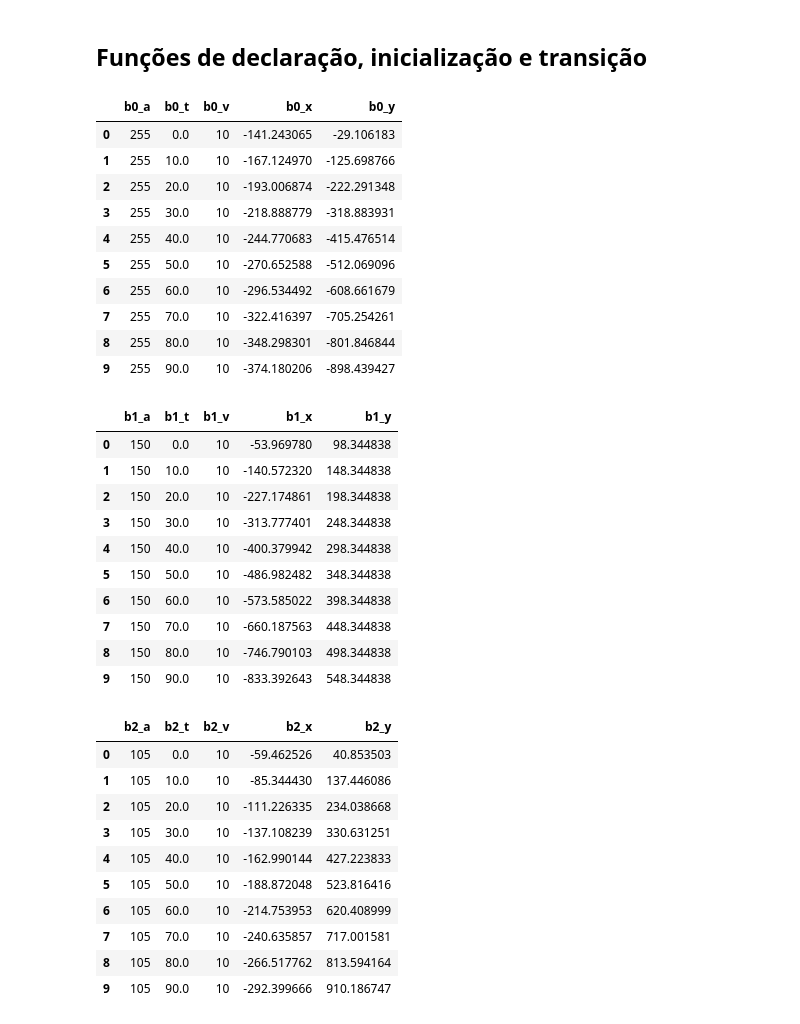
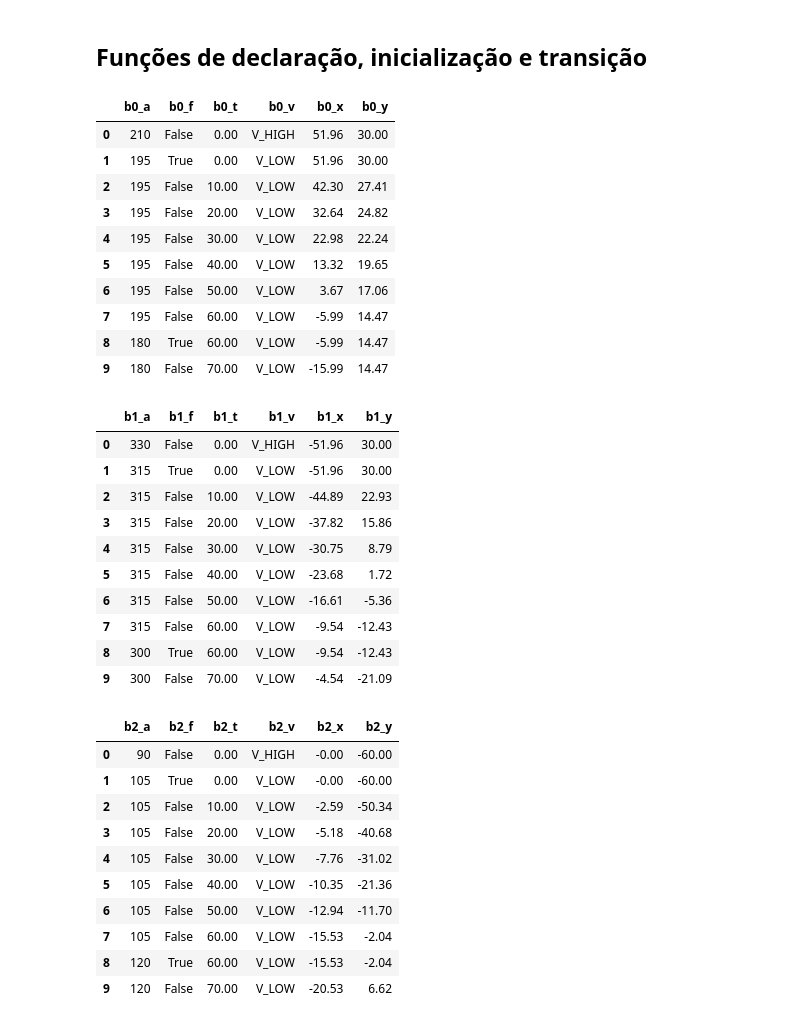
Before and after one commit to GilbertoCunha/Computational-Logic, a Jupyter notebook: Trabalho3/Boats.ipynb, the cells around one changed output. Cells and saved outputs as stored; diff of their text form; code cells hidden in the pictures.

```diff
--- a/Trabalho3/Boats.ipynb
+++ b/Trabalho3/Boats.ipynb
@@ -9,6 +9,7 @@ import pandas as pd
 import numpy as np
 from z3 import *
 
+pd.options.display.float_format = '{:,.2f}'.format
 %config InlineBackend.figure_format = "svg"
 %matplotlib notebook
 # %% [markdown]
@@ -21,7 +22,7 @@ ALL_ROUTES = [i*THETA for i in range(int(360/THETA))] # todos os ângulos possí
 ALL_VELS = [V_LOW, V_HIGH] # todas as velocidades possiveis
 
 GAUSS_DP = 80 # desvio padrão da gaussiana de inicialização das posições em m
-# SAFE_DIST = 50 # distância de segurança entre barcos em m
+SAFE_DIST = 100 # distância de segurança entre barcos em m
 
 Mode, (M_LOW, M_HIGH) = EnumSort("Mode", ("V_LOW", "V_HIGH"))
 # %% [markdown]
@@ -47,8 +48,6 @@ def model_to_dfs(m):
             if col in elem:
                 if m_[elem].sort() == RealSort():
                     value = z3tofloat(m_[elem])
-                elif m_[elem].sort() != IntSort():
-                    value = mode_to_vel(m_[elem])
                 else:
                     value = m_[elem]
                 df_dict[col].append(value)
@@ -262,55 +286,55 @@ def trans(prev, curr, fixed_step=False):
 
     return r
 # %%
-def gen_trace(declare, init, trans, k, fixed_step=False):
+def gen_trace(declare, init, trans, k, fixed_step=False, fixed_dist=None):
     solver = Solver()
-    trace = {i: declare(i) for i in range(k)}
+    trace = {i: declare(i, fixed_dist) for i in range(k)}
     solver.add(init(trace[0]))
 
     for i in range(k-1):
         solver.add(trans(trace[i], trace[i+1], fixed_step))
 
     if solver.check() == sat:
         m = solver.model()
         r = model_to_dfs(m)
         display_side_by_side(*r)
     else:
         r = None
 
     return r
 
-m = gen_trace(declare, init, trans, 10, True)
+m = gen_trace(declare, init, trans, 10, True, SAFE_DIST)
 # %% [output]
-|  | b0_a | b0_t | b0_v | b0_x | b0_y |
-| 0 | 255 | 0.0 | 10 | -141.243065 | -29.106183 |
-| 1 | 255 | 10.0 | 10 | -167.124970 | -125.698766 |
-| 2 | 255 | 20.0 | 10 | -193.006874 | -222.291348 |
-| 3 | 255 | 30.0 | 10 | -218.888779 | -318.883931 |
-| 4 | 255 | 40.0 | 10 | -244.770683 | -415.476514 |
-| 5 | 255 | 50.0 | 10 | -270.652588 | -512.069096 |
-| 6 | 255 | 60.0 | 10 | -296.534492 | -608.661679 |
-| 7 | 255 | 70.0 | 10 | -322.416397 | -705.254261 |
-| 8 | 255 | 80.0 | 10 | -348.298301 | -801.846844 |
-| 9 | 255 | 90.0 | 10 | -374.180206 | -898.439427 |
+|  | b0_a | b0_f | b0_t | b0_v | b0_x | b0_y |
+| 0 | 210 | False | 0.00 | V_HIGH | 51.96 | 30.00 |
+| 1 | 195 | True | 0.00 | V_LOW | 51.96 | 30.00 |
+| 2 | 195 | False | 10.00 | V_LOW | 42.30 | 27.41 |
+| 3 | 195 | False | 20.00 | V_LOW | 32.64 | 24.82 |
+| 4 | 195 | False | 30.00 | V_LOW | 22.98 | 22.24 |
+| 5 | 195 | False | 40.00 | V_LOW | 13.32 | 19.65 |
+| 6 | 195 | False | 50.00 | V_LOW | 3.67 | 17.06 |
+| 7 | 195 | False | 60.00 | V_LOW | -5.99 | 14.47 |
+| 8 | 180 | True | 60.00 | V_LOW | -5.99 | 14.47 |
+| 9 | 180 | False | 70.00 | V_LOW | -15.99 | 14.47 |
-|  | b1_a | b1_t | b1_v | b1_x | b1_y |
-| 0 | 150 | 0.0 | 10 | -53.969780 | 98.344838 |
-| 1 | 150 | 10.0 | 10 | -140.572320 | 148.344838 |
-| 2 | 150 | 20.0 | 10 | -227.174861 | 198.344838 |
-| 3 | 150 | 30.0 | 10 | -313.777401 | 248.344838 |
-| 4 | 150 | 40.0 | 10 | -400.379942 | 298.344838 |
-| 5 | 150 | 50.0 | 10 | -486.982482 | 348.344838 |
-| 6 | 150 | 60.0 | 10 | -573.585022 | 398.344838 |
-| 7 | 150 | 70.0 | 10 | -660.187563 | 448.344838 |
-| 8 | 150 | 80.0 | 10 | -746.790103 | 498.344838 |
-| 9 | 150 | 90.0 | 10 | -833.392643 | 548.344838 |
+|  | b1_a | b1_f | b1_t | b1_v | b1_x | b1_y |
+| 0 | 330 | False | 0.00 | V_HIGH | -51.96 | 30.00 |
+| 1 | 315 | True | 0.00 | V_LOW | -51.96 | 30.00 |
+| 2 | 315 | False | 10.00 | V_LOW | -44.89 | 22.93 |
+| 3 | 315 | False | 20.00 | V_LOW | -37.82 | 15.86 |
+| 4 | 315 | False | 30.00 | V_LOW | -30.75 | 8.79 |
+| 5 | 315 | False | 40.00 | V_LOW | -23.68 | 1.72 |
+| 6 | 315 | False | 50.00 | V_LOW | -16.61 | -5.36 |
+| 7 | 315 | False | 60.00 | V_LOW | -9.54 | -12.43 |
+| 8 | 300 | True | 60.00 | V_LOW | -9.54 | -12.43 |
+| 9 | 300 | False | 70.00 | V_LOW | -4.54 | -21.09 |
-|  | b2_a | b2_t | b2_v | b2_x | b2_y |
-| 0 | 105 | 0.0 | 10 | -59.462526 | 40.853503 |
-| 1 | 105 | 10.0 | 10 | -85.344430 | 137.446086 |
-| 2 | 105 | 20.0 | 10 | -111.226335 | 234.038668 |
-| 3 | 105 | 30.0 | 10 | -137.108239 | 330.631251 |
-| 4 | 105 | 40.0 | 10 | -162.990144 | 427.223833 |
-| 5 | 105 | 50.0 | 10 | -188.872048 | 523.816416 |
-| 6 | 105 | 60.0 | 10 | -214.753953 | 620.408999 |
-| 7 | 105 | 70.0 | 10 | -240.635857 | 717.001581 |
-| 8 | 105 | 80.0 | 10 | -266.517762 | 813.594164 |
-| 9 | 105 | 90.0 | 10 | -292.399666 | 910.186747 |
+|  | b2_a | b2_f | b2_t | b2_v | b2_x | b2_y |
+| 0 | 90 | False | 0.00 | V_HIGH | -0.00 | -60.00 |
+| 1 | 105 | True | 0.00 | V_LOW | -0.00 | -60.00 |
+| 2 | 105 | False | 10.00 | V_LOW | -2.59 | -50.34 |
+| 3 | 105 | False | 20.00 | V_LOW | -5.18 | -40.68 |
+| 4 | 105 | False | 30.00 | V_LOW | -7.76 | -31.02 |
+| 5 | 105 | False | 40.00 | V_LOW | -10.35 | -21.36 |
+| 6 | 105 | False | 50.00 | V_LOW | -12.94 | -11.70 |
+| 7 | 105 | False | 60.00 | V_LOW | -15.53 | -2.04 |
+| 8 | 120 | True | 60.00 | V_LOW | -15.53 | -2.04 |
+| 9 | 120 | False | 70.00 | V_LOW | -20.53 | 6.62 |
```
Also changed, not shown: parts of 3 cells of this notebook.
